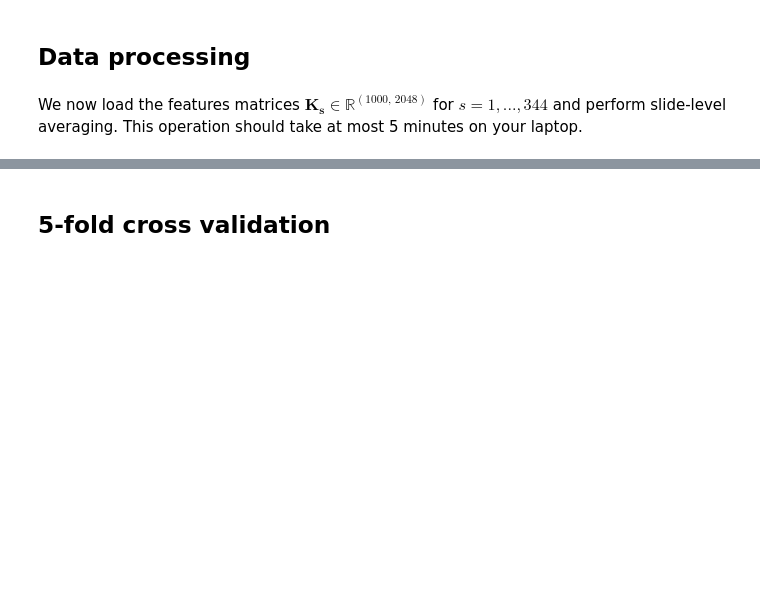
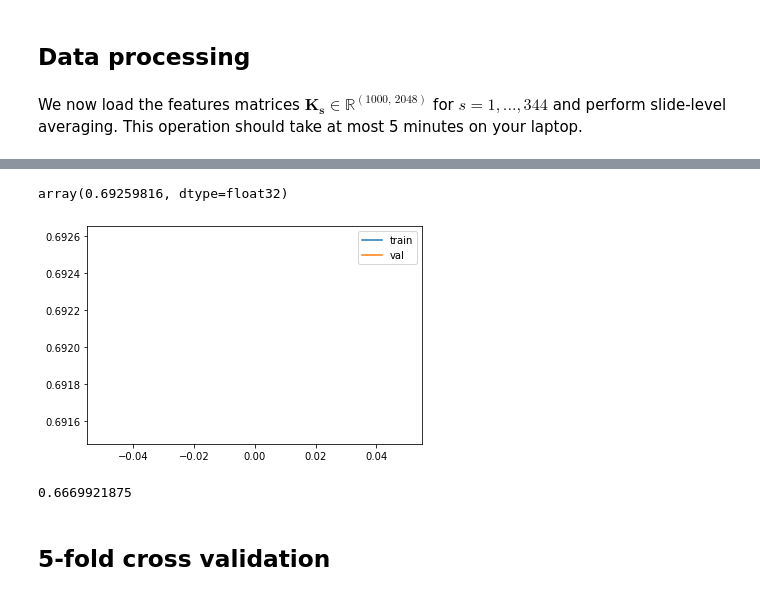
Before and after one commit to clement-desroches/owkin_data_challenge, a Jupyter notebook: supplementary_data/clement_MIL.ipynb, the cells around one changed output, grey strips where cells are left out. Saved outputs shown, nothing was run; the diff lists cells and outputs as text; code cells hidden in the pictures; blank space fills up the shorter version.

```diff
--- a/supplementary_data/clement_MIL.ipynb
+++ b/supplementary_data/clement_MIL.ipynb
@@ -125,3 +398,29 @@ patients_train = np.array(patients_train)
+# %%
+train_losses
+# %% [output]
+array(0.69259816, dtype=float32)
+# %%
+## viz loss
+import matplotlib.pyplot as plt
+# train_losses = train_losses[0].detach().numpy()
+val_losses = val_losses[0].detach().numpy()
+plt.plot(train_losses, label='train')
+plt.plot(val_losses, label='val')
+plt.legend()
+plt.show()
+# %% [output]
+[figure, added]
+# %%
+# predict
+X_to_predict = torch.from_numpy(X_train).float()
+y_pred = model(X_to_predict)
+y_pred = y_pred.squeeze()
+y_pred = y_pred.detach().numpy()
+
+# evaluate
+roc_auc_score(y_train, y_pred)
+# %% [output]
+0.6669921875
 # %% [markdown]
 ## 5-fold cross validation
 # %%
```
Also changed, not shown: parts of 19 cells of this notebook, 4 other files.
